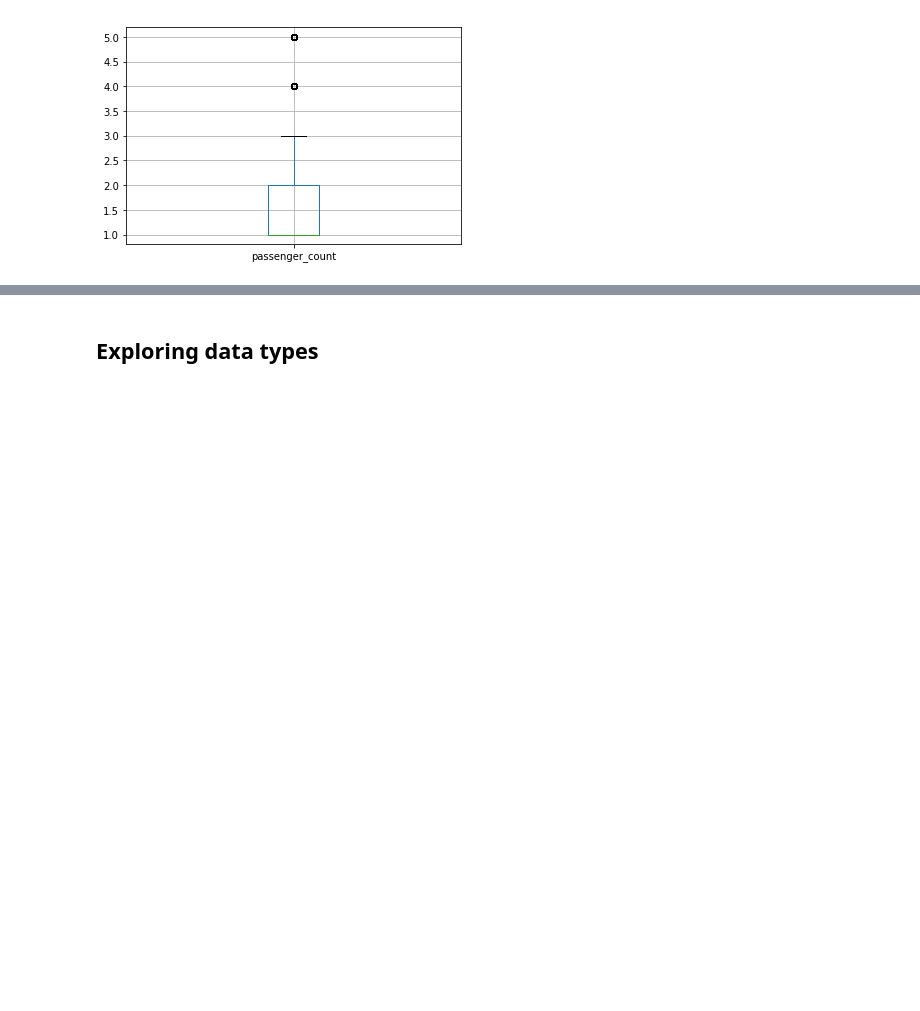
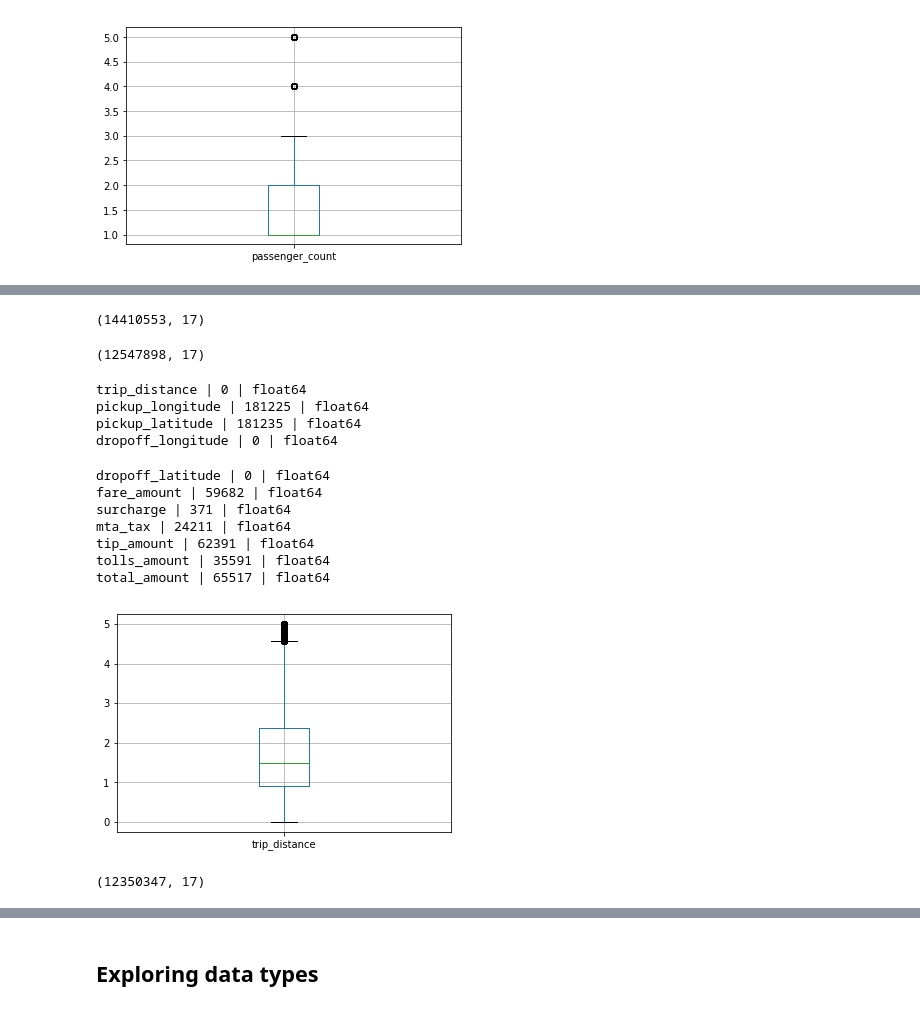
Before and after one commit to MIE368-Team-8/Data-Cleaning, a Jupyter notebook: TaxiDataCleaning.ipynb, the cells around one changed output, grey strips where cells are left out. Saved outputs shown, nothing was run; the diff lists cells and outputs as text; code cells hidden in the pictures; blank space fills up the shorter version.

```diff
--- a/TaxiDataCleaning.ipynb
+++ b/TaxiDataCleaning.ipynb
@@ -141,0 +191,36 @@ outliers_col(taxi14)
+# %%
+taxi14.shape
+# %% [output]
+(14410553, 17)
+# %%
+taxi14 = taxi14[taxi14.trip_distance<5]
+# %%
+taxi14 = taxi14[(np.abs(stats.zscore(taxi14.trip_distance)) < 3)]
+# %%
+taxi14.shape
+# %% [output]
+(12547898, 17)
+# %%
+taxi14.boxplot(column='trip_distance');
+outliers_col(taxi14)
+# %% [output]
+trip_distance | 0 | float64
+pickup_longitude | 181225 | float64
+pickup_latitude | 181235 | float64
+dropoff_longitude | 0 | float64
+dropoff_latitude | 0 | float64
+fare_amount | 59682 | float64
+surcharge | 371 | float64
+mta_tax | 24211 | float64
+tip_amount | 62391 | float64
+tolls_amount | 35591 | float64
+total_amount | 65517 | float64
+[figure, added]
+# %%
+taxi14 = taxi14[taxi14.pickup_longitude!=0.0]
+taxi14 = taxi14[taxi14.dropoff_longitude!=0.0]
+taxi14 = taxi14[taxi14.pickup_latitude!=0.0]
+taxi14 = taxi14[taxi14.dropoff_latitude!=0.0]
+taxi14.shape
+# %% [output]
+(12350347, 17)
```
Also changed, not shown: parts of 9 cells of this notebook.
